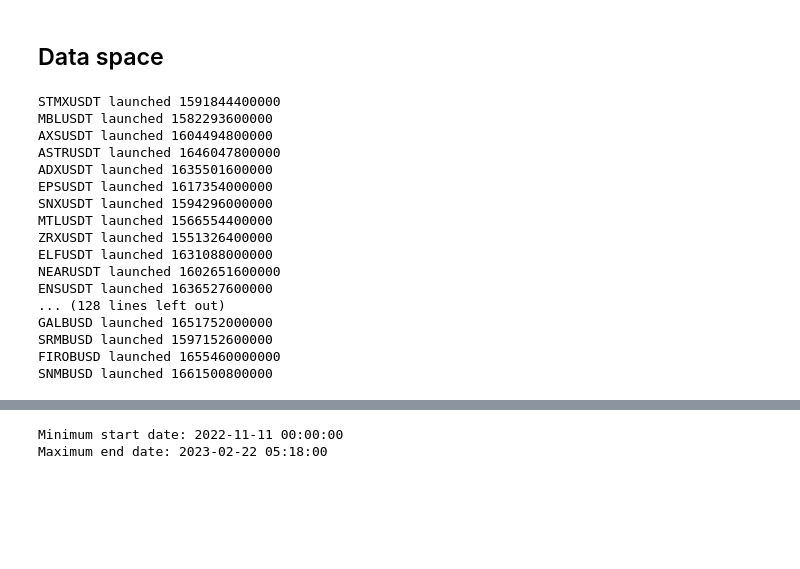
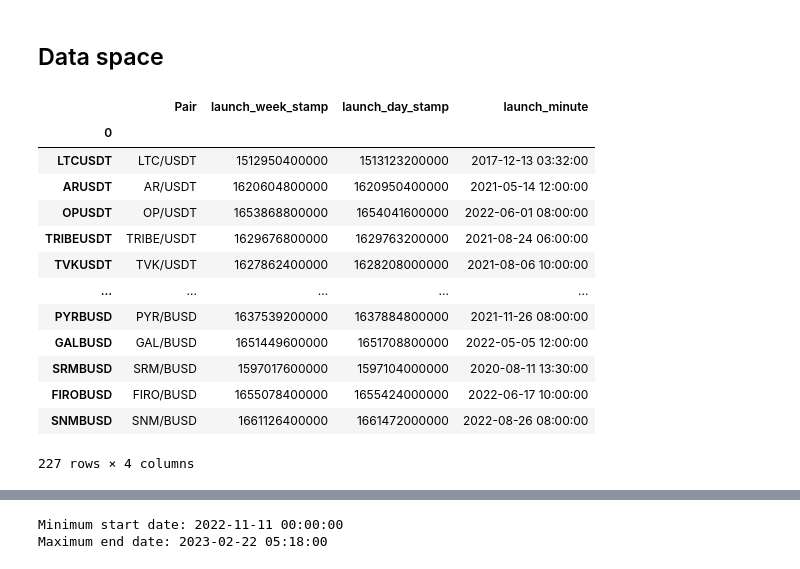
Before and after one commit to AyoubJadouli/Crypto_backtest_tools, a Jupyter notebook: - BackTest_Space.ipynb, the cells around one changed output, grey strips where cells are left out. Drawn from its saved outputs; the diff is of its cells as text; code cells hidden in the pictures; blank space fills up the shorter version.

```diff
--- a/- BackTest_Space.ipynb
+++ b/- BackTest_Space.ipynb
@@ -82,20 +79,0 @@ ALL_CIBLED_COINS = list(set([symbol.split('/')[0].lower() for symbol in ALL_USDT
-# %%
-MetaData=read_metadata(WORKING_PAIRS)
-# %% [output]
-STMXUSDT launched 1591844400000
-MBLUSDT launched 1582293600000
-AXSUSDT launched 1604494800000
-ASTRUSDT launched 1646047800000
-ADXUSDT launched 1635501600000
-EPSUSDT launched 1617354000000
-SNXUSDT launched 1594296000000
-MTLUSDT launched 1566554400000
-ZRXUSDT launched 1551326400000
-ELFUSDT launched 1631088000000
-NEARUSDT launched 1602651600000
-ENSUSDT launched 1636527600000
-... (128 lines left out)
-GALBUSD launched 1651752000000
-SRMBUSD launched 1597152600000
-FIROBUSD launched 1655460000000
-SNMBUSD launched 1661500800000
@@ -102,3 +121,38 @@ SNMBUSD launched 1661500800000
+# %%
+
+def read_metadata(pairs):
+    if not os.path.exists(DATABASE_DIR):
+        os.makedirs(DATABASE_DIR)
+    try:
+        MetaData = pd.read_csv(METADATA_FILE,index_col=0)
+        pairs_in_csv = set(MetaData['Pair'].tolist())
+        pairs_to_get_metadata = list(set(pairs) - pairs_in_csv)
+        if pairs_to_get_metadata:
+            new_metadata = get_crypto_metadata(pairs_to_get_metadata)
+            MetaData = pd.concat([MetaData, new_metadata], ignore_index=True)
+            MetaData.to_csv(METADATA_FILE, index=False)
+        return MetaData
+    except:
+        MetaData = get_crypto_metadata(pairs)
+        MetaData.to_csv(METADATA_FILE, index=False)
+        return MetaData
+MetaData=read_metadata(WORKING_PAIRS)
+MetaData
+# %% [output]
+|  | Pair | launch_week_stamp | launch_day_stamp | launch_minute |
+| 0 |  |  |  |  |
+| LTCUSDT | LTC/USDT | 1512950400000 | 1513123200000 | 2017-12-13 03:32:00 |
+| ARUSDT | AR/USDT | 1620604800000 | 1620950400000 | 2021-05-14 12:00:00 |
+| OPUSDT | OP/USDT | 1653868800000 | 1654041600000 | 2022-06-01 08:00:00 |
+| TRIBEUSDT | TRIBE/USDT | 1629676800000 | 1629763200000 | 2021-08-24 06:00:00 |
+| TVKUSDT | TVK/USDT | 1627862400000 | 1628208000000 | 2021-08-06 10:00:00 |
+| ... | ... | ... | ... | ... |
+| PYRBUSD | PYR/BUSD | 1637539200000 | 1637884800000 | 2021-11-26 08:00:00 |
+| GALBUSD | GAL/BUSD | 1651449600000 | 1651708800000 | 2022-05-05 12:00:00 |
+| SRMBUSD | SRM/BUSD | 1597017600000 | 1597104000000 | 2020-08-11 13:30:00 |
+| FIROBUSD | FIRO/BUSD | 1655078400000 | 1655424000000 | 2022-06-17 10:00:00 |
+| SNMBUSD | SNM/BUSD | 1661126400000 | 1661472000000 | 2022-08-26 08:00:00 |
+227 rows × 4 columns
 # %%
 from lightfn_module import *
 def get_backtest_historical(exchange, symbol, timeframe, path="database/"):
```
Also changed, not shown: parts of 20 cells of this notebook, 5 other files.
